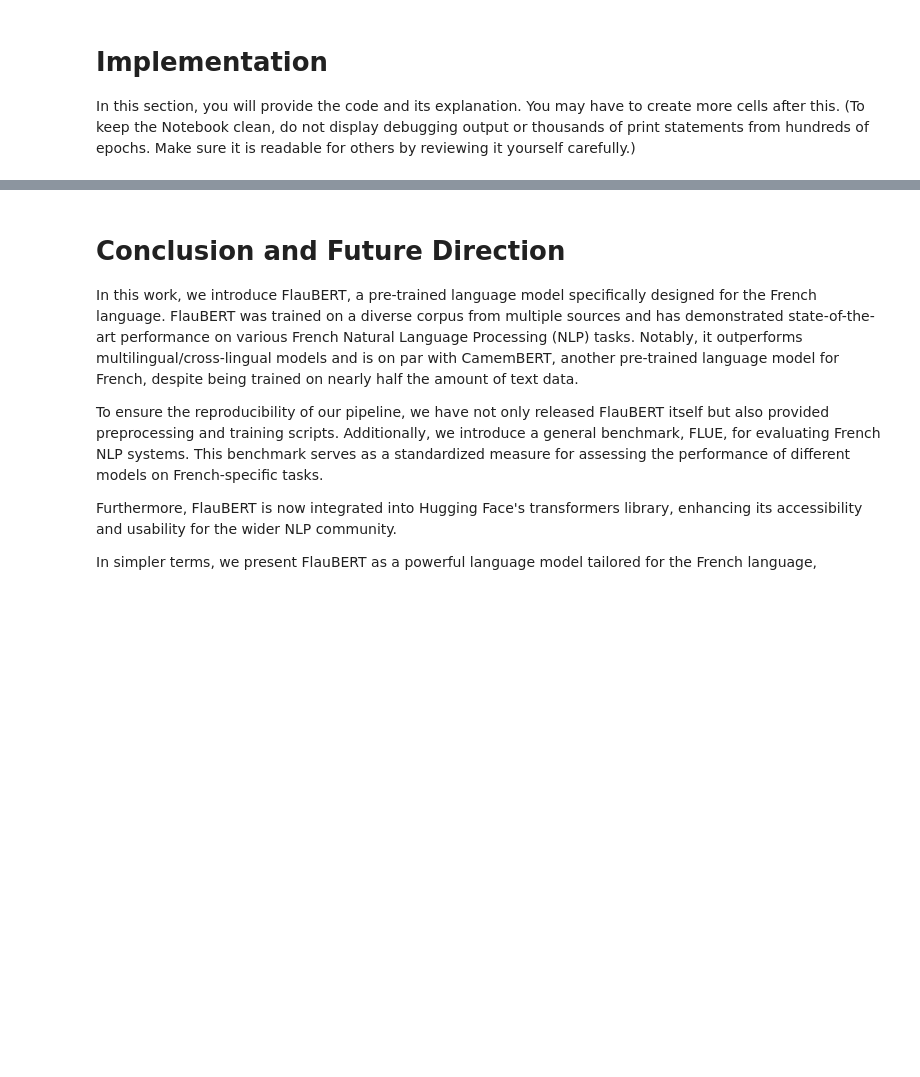
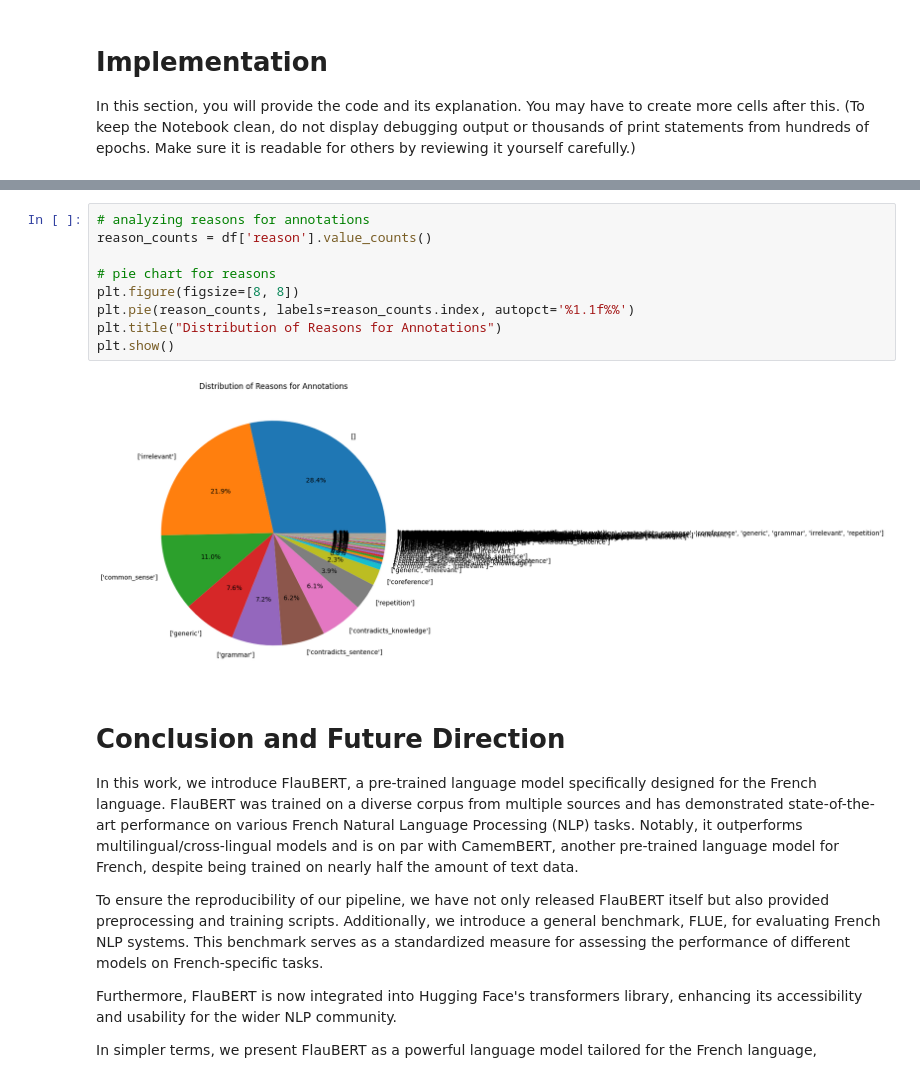
Before and after one commit to Harkiratsran7/Machine-Learning-French-Sentiment-Analysis, a Jupyter notebook: AIDI_1002_Final_Project.ipynb, the cells around one changed output, grey strips where cells are left out. Cells and saved outputs as stored; diff of their text form; blank space fills up the shorter version.

```diff
--- a/AIDI_1002_Final_Project.ipynb
+++ b/AIDI_1002_Final_Project.ipynb
@@ -75,3 +285,14 @@ In this section, you will provide the code and its explanation. You may have to
+# %%
+# analyzing reasons for annotations
+reason_counts = df['reason'].value_counts()
+
+# pie chart for reasons
+plt.figure(figsize=[8, 8])
+plt.pie(reason_counts, labels=reason_counts.index, autopct='%1.1f%%')
+plt.title("Distribution of Reasons for Annotations")
+plt.show()
+# %% [output]
+[figure, added]
 # %% [markdown]
 # Conclusion and Future Direction
 
```
Also changed, not shown: parts of 16 cells of this notebook.
